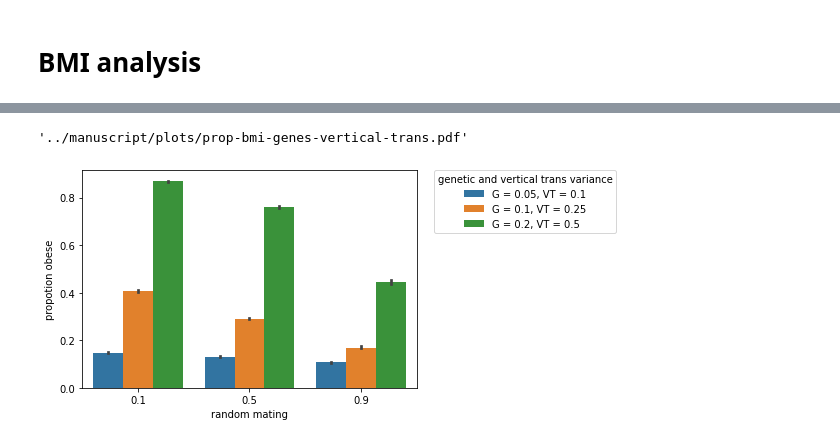
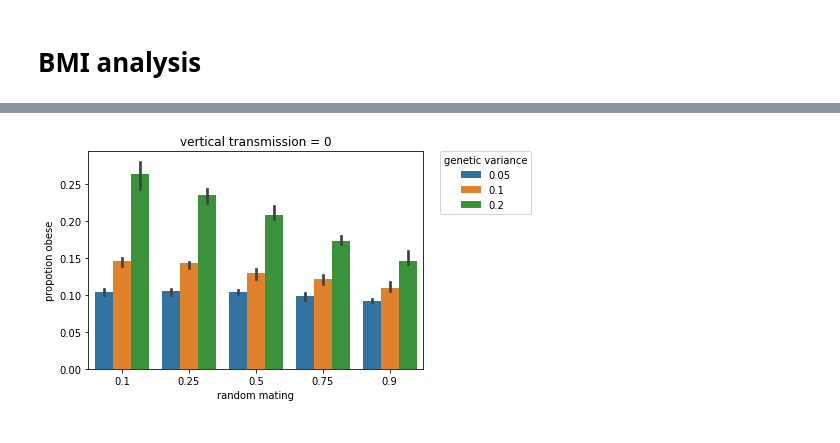
Before and after one commit to sdaza/obesity-dem-heritability, a Jupyter notebook: notebooks/bmi-analysis-by-scenario.ipynb, the cells around one changed output, grey strips where cells are left out. Saved outputs shown, nothing was run; the diff lists cells and outputs as text; code cells hidden in the pictures.

Commit message:
update plots

```diff
--- a/notebooks/bmi-analysis-by-scenario.ipynb
+++ b/notebooks/bmi-analysis-by-scenario.ipynb
@@ -121,10 +82,14 @@ df['p_comb'] = 'G = ' + df['p_genetic_variance'].map(str)  + ', VT = ' + df['p_v
 # %%
-p = sns.barplot(y='g4', x='p_random_mating', hue='p_comb',data=df, estimator=np.median);
+# vertical transmission = 0
+s = df.loc[(df.p_vertical_trans_variance == 0) & (df.p_genetic_variance>0)].copy()
+p = sns.barplot(y='g4', x='p_random_mating', hue='p_genetic_variance',
+data=s, estimator=np.median);
 p.set_ylabel("propotion obese", fontsize = 10)
 p.set_xlabel("random mating", fontsize = 10)
-plt.legend(title='genetic and vertical trans variance', bbox_to_anchor=(1.05, 1), loc=2, borderaxespad=0.)
-plt.savefig(plots_path + "prop-bmi-genes-vertical-trans.pdf", bbox_inches='tight')
-shutil.copy(plots_path + "prop-bmi-genes-vertical-trans.pdf", plot_manuscript)
+p.set(title ="vertical transmission = " + str(0))
+plt.legend(title='genetic variance', bbox_to_anchor=(1.05, 1), loc=2, borderaxespad=0.)
+plt.savefig(plots_path + "prop-bmi-genes-vertical-trans-" + str(0) + ".pdf", bbox_inches='tight')
+shutil.copy(plots_path + "prop-bmi-genes-vertical-trans-" + str(0) + ".pdf", plot_manuscript)
+plt.show()
 # %% [output]
-'../manuscript/plots/prop-bmi-genes-vertical-trans.pdf'
-[figure, old version]
+[figure, new version]
```
Also changed, not shown: parts of 18 cells of this notebook, 23 other files.
